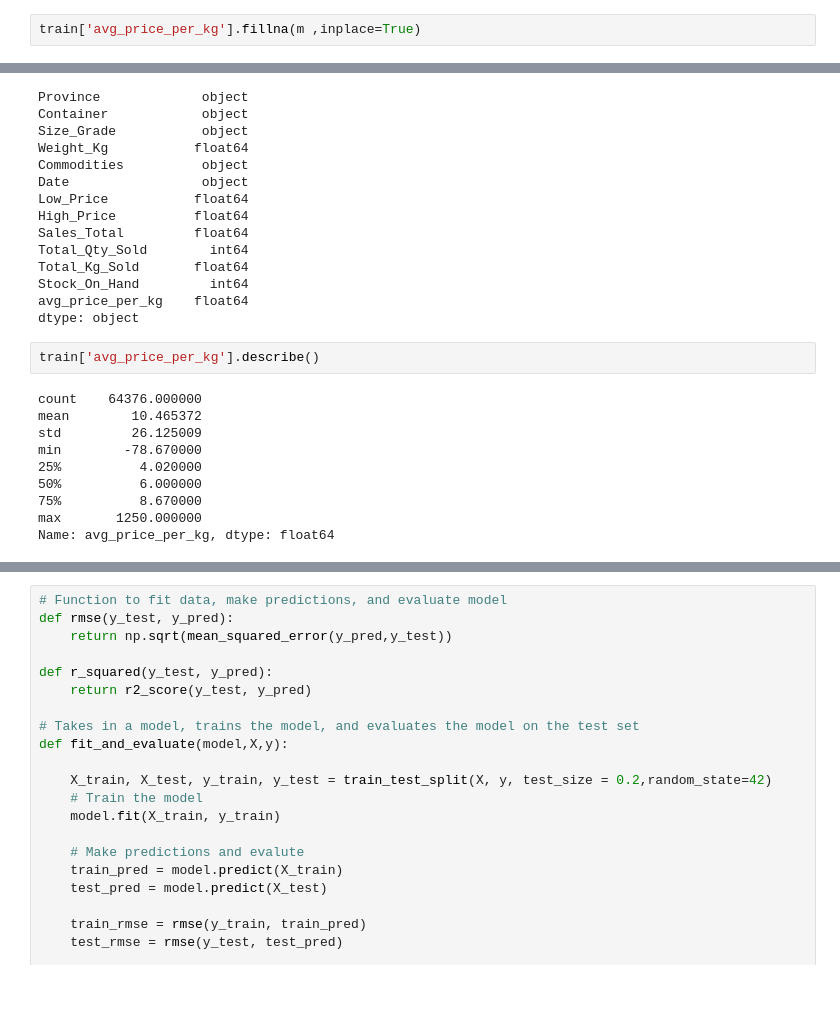
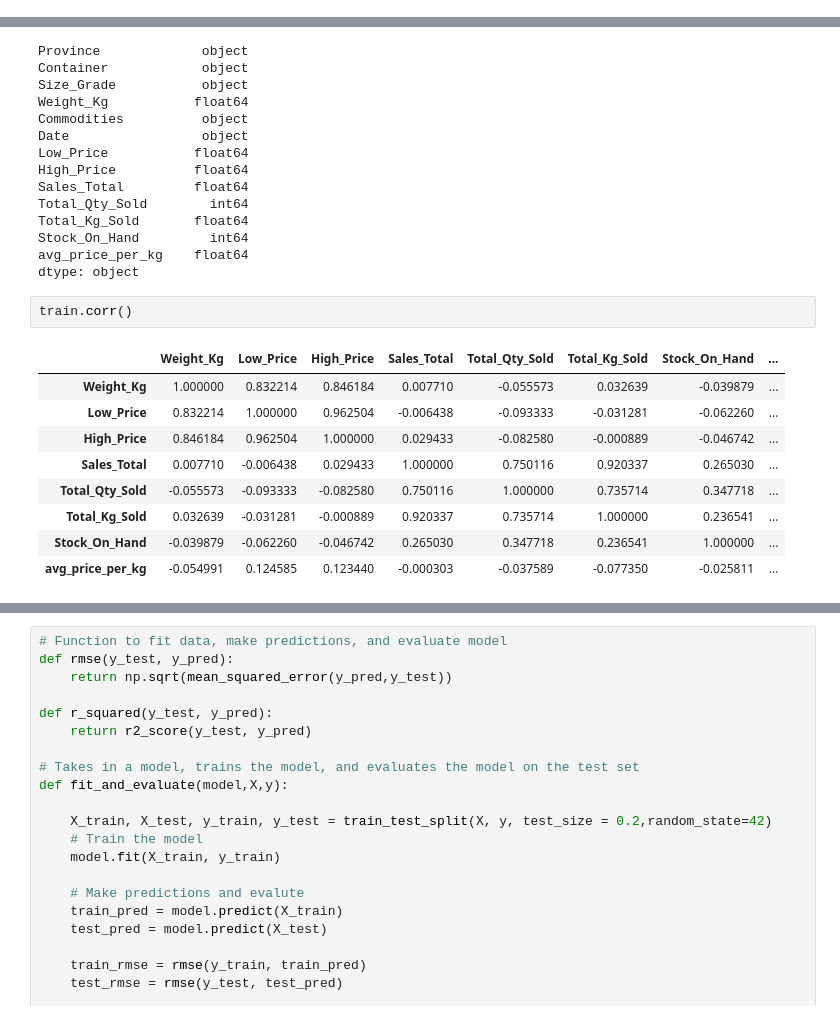
Before and after one commit to onkarabiletshele/-Regression_AM6_DSFT, a Jupyter notebook: Notebooks/EDSA-Apple-Price-Challenge-EDA.ipynb, the cells around one changed output, grey strips where cells are left out. Saved outputs shown, nothing was run; the diff lists cells and outputs as text; blank space fills up the shorter version.

```diff
--- a/Notebooks/EDSA-Apple-Price-Challenge-EDA.ipynb
+++ b/Notebooks/EDSA-Apple-Price-Challenge-EDA.ipynb
@@ -249,8 +229,6 @@ There are 0 columns that have missing values.
 train.replace([np.inf, -np.inf], np.nan, inplace=True)
 # %%
 m = train['avg_price_per_kg'].mean()
-# %%
-train['avg_price_per_kg'].fillna(m ,inplace=True)
 # %%
 train['avg_price_per_kg']
 # %% [output]
@@ -283,15 +261,15 @@ Total_Kg_Sold       float64
 Stock_On_Hand         int64
 avg_price_per_kg    float64
 dtype: object
-# %%
-train['avg_price_per_kg'].describe()
-# %% [output]
-count    64376.000000
-mean        10.465372
-std         26.125009
-min        -78.670000
-25%          4.020000
-50%          6.000000
-75%          8.670000
-max       1250.000000
-Name: avg_price_per_kg, dtype: float64
+# %%
+train.corr()
+# %% [output]
+|  | Weight_Kg | Low_Price | High_Price | Sales_Total | Total_Qty_Sold | Total_Kg_Sold | Stock_On_Hand | ... |
+| Weight_Kg | 1.000000 | 0.832214 | 0.846184 | 0.007710 | -0.055573 | 0.032639 | -0.039879 | ... |
+| Low_Price | 0.832214 | 1.000000 | 0.962504 | -0.006438 | -0.093333 | -0.031281 | -0.062260 | ... |
+| High_Price | 0.846184 | 0.962504 | 1.000000 | 0.029433 | -0.082580 | -0.000889 | -0.046742 | ... |
+| Sales_Total | 0.007710 | -0.006438 | 0.029433 | 1.000000 | 0.750116 | 0.920337 | 0.265030 | ... |
+| Total_Qty_Sold | -0.055573 | -0.093333 | -0.082580 | 0.750116 | 1.000000 | 0.735714 | 0.347718 | ... |
+| Total_Kg_Sold | 0.032639 | -0.031281 | -0.000889 | 0.920337 | 0.735714 | 1.000000 | 0.236541 | ... |
+| Stock_On_Hand | -0.039879 | -0.062260 | -0.046742 | 0.265030 | 0.347718 | 0.236541 | 1.000000 | ... |
+| avg_price_per_kg | -0.054991 | 0.124585 | 0.123440 | -0.000303 | -0.037589 | -0.077350 | -0.025811 | ... |
```
Also changed, not shown: parts of 35 cells of this notebook, 3 other files.
